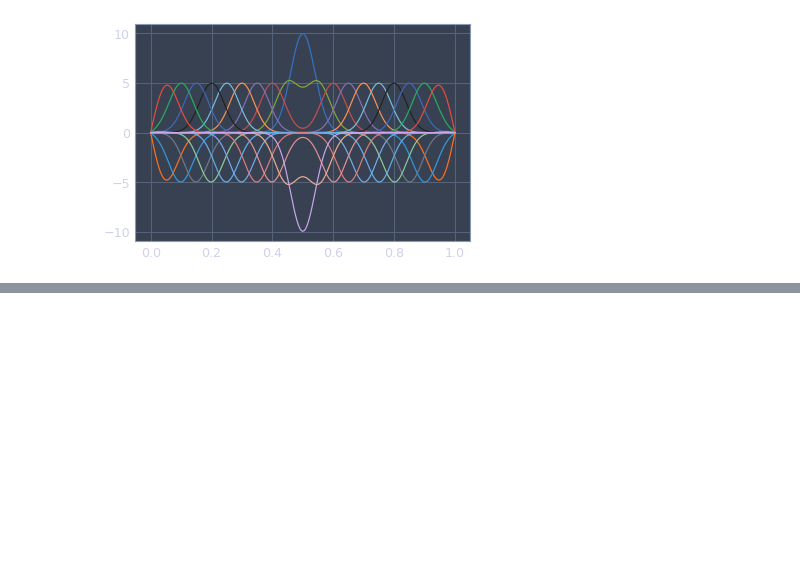
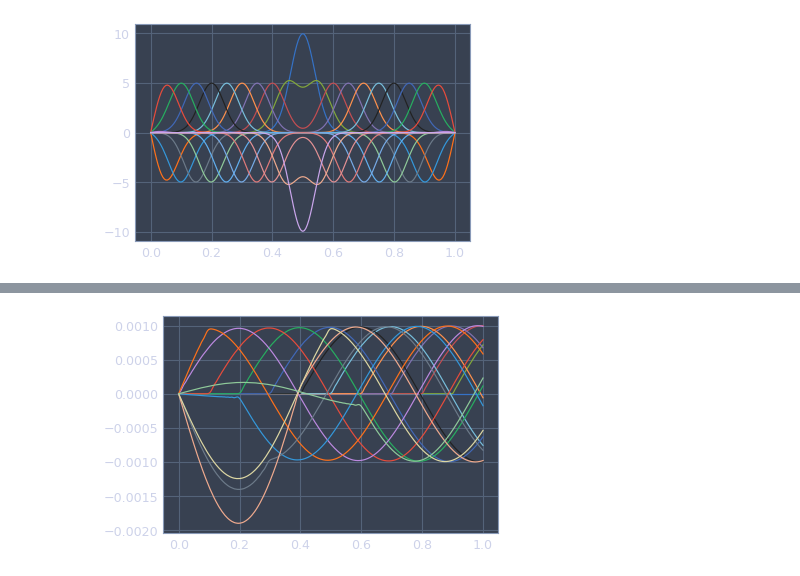
Before and after one commit to ruimpz/comp-phys, a Jupyter notebook: 2019-TPC3/2019-TPC3.ipynb, the cells around one changed output, grey strips where cells are left out. Saved outputs shown, nothing was run; the diff lists cells and outputs as text; code cells hidden in the pictures; blank space fills up the shorter version.

```diff
--- a/2019-TPC3/2019-TPC3.ipynb
+++ b/2019-TPC3/2019-TPC3.ipynb
@@ -438,0 +528,28 @@ plt.show()
+# %%
+a = .001
+h = .01 * a
+diag = 1 + 2 * h**2 / a ** 2
+ndiag = - h**2 / a ** 2
+zeta, A, omega = .1, .001, 8
+ts = np.arange(0, 1.6 + h, h)
+x = np.arange(0, 1 + a, a)
+sigma = .04
+psis = np.zeros((len(x), len(ts)), float)
+phis = np.zeros((len(x), len(ts)), float)
+psis[:, 0] = np.zeros(len(x), float)
+phis[:, 0] = np.zeros(len(x), float)
+for i in range(1, len(ts)):
+    psi = psis[:,i-1]
+    phi = phis[:,i-1]
+    phi[1:-1] = phi[1:-1] + h/a**2 * (psi[:-2] + psi[2:] -2*psi[1:-1]) - h*zeta*phi[1:-1]
+    psis[1:-1,i] = psi[1:-1] + h * phi[1:-1]
+    phis[:,i] = phi
+    phis[0, i] = 0.
+    phis[-1,i] = A * omega* np.cos(omega * ts[i])
+    psis[0, i] = 0.
+    psis[-1,i] = A*np.sin(omega*ts[i])
+for j in range(0,len(ts), 10000):
+    plt.plot(x, psis[:, j])
+plt.show()
+# %% [output]
+[figure, added]
```
Also changed, not shown: parts of 19 cells of this notebook.
